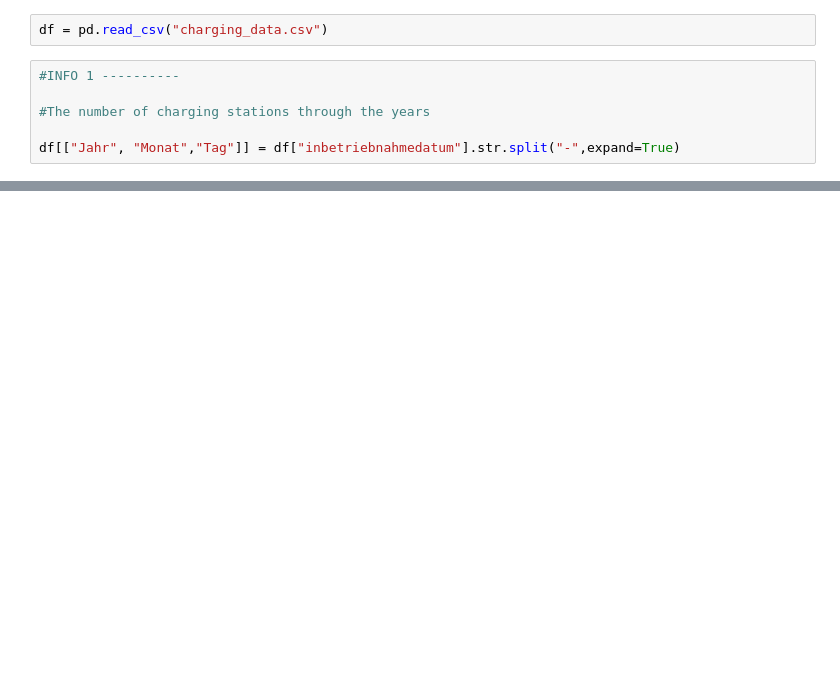
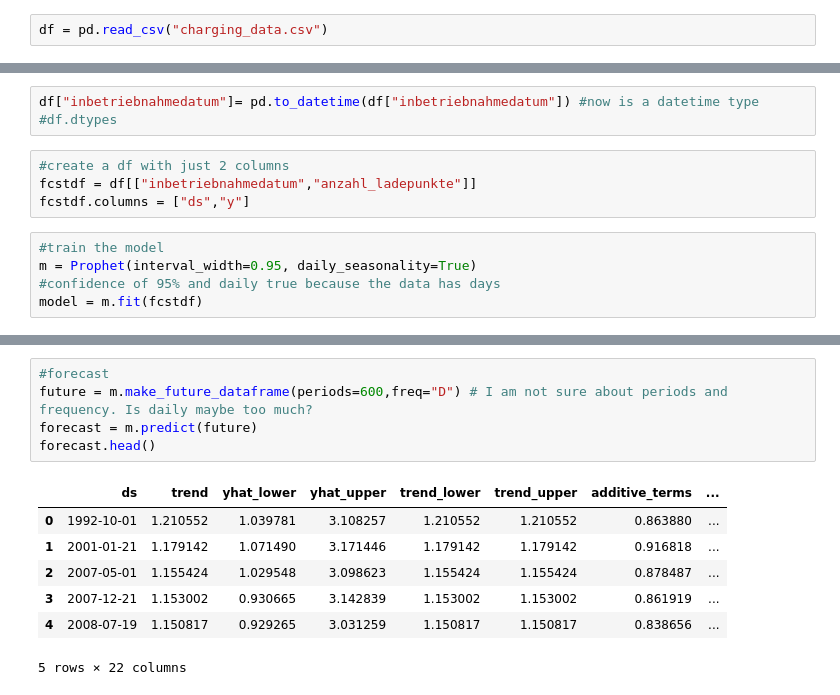
Before and after one commit to MaiPri/techlabs_group_3_clownfishes, a Jupyter notebook: timeSeriesForecasting.ipynb, the cells around one changed output, grey strips where cells are left out. Drawn from its saved outputs; the diff is of its cells as text; blank space fills up the shorter version.

```diff
--- a/timeSeriesForecasting.ipynb
+++ b/timeSeriesForecasting.ipynb
@@ -5,8 +28,2 @@ import pandas as pd
 # %%
 df = pd.read_csv("charging_data.csv")
-# %%
-#INFO 1 ----------
-
-#The number of charging stations through the years
-
-df[["Jahr", "Monat","Tag"]] = df["inbetriebnahmedatum"].str.split("-",expand=True)
@@ -126,0 +38,12 @@ plt.gca().spines[['top', 'right']].set_visible(False)
+# %%
+df["inbetriebnahmedatum"]= pd.to_datetime(df["inbetriebnahmedatum"]) #now is a datetime type
+#df.dtypes
+# %%
+#create a df with just 2 columns
+fcstdf = df[["inbetriebnahmedatum","anzahl_ladepunkte"]]
+fcstdf.columns = ["ds","y"]
+# %%
+#train the model
+m = Prophet(interval_width=0.95, daily_seasonality=True)
+#confidence of 95% and daily true because the data has days
+model = m.fit(fcstdf)
@@ -126,0 +60,13 @@ plt.gca().spines[['top', 'right']].set_visible(False)
+# %%
+#forecast
+future = m.make_future_dataframe(periods=600,freq="D") # I am not sure about periods and frequency. Is daily maybe too much?
+forecast = m.predict(future)
+forecast.head()
+# %% [output]
+|  | ds | trend | yhat_lower | yhat_upper | trend_lower | trend_upper | additive_terms | ... |
+| 0 | 1992-10-01 | 1.210552 | 1.039781 | 3.108257 | 1.210552 | 1.210552 | 0.863880 | ... |
+| 1 | 2001-01-21 | 1.179142 | 1.071490 | 3.171446 | 1.179142 | 1.179142 | 0.916818 | ... |
+| 2 | 2007-05-01 | 1.155424 | 1.029548 | 3.098623 | 1.155424 | 1.155424 | 0.878487 | ... |
+| 3 | 2007-12-21 | 1.153002 | 0.930665 | 3.142839 | 1.153002 | 1.153002 | 0.861919 | ... |
+| 4 | 2008-07-19 | 1.150817 | 0.929265 | 3.031259 | 1.150817 | 1.150817 | 0.838656 | ... |
+5 rows × 22 columns
```
Also changed, not shown: parts of 21 cells of this notebook.
